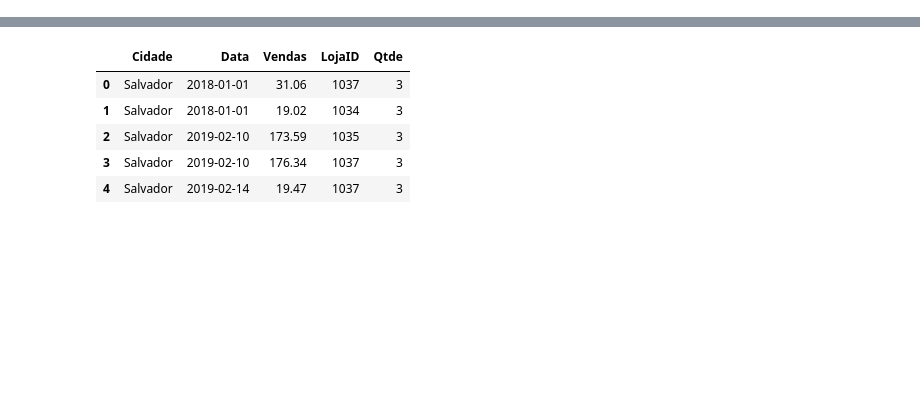
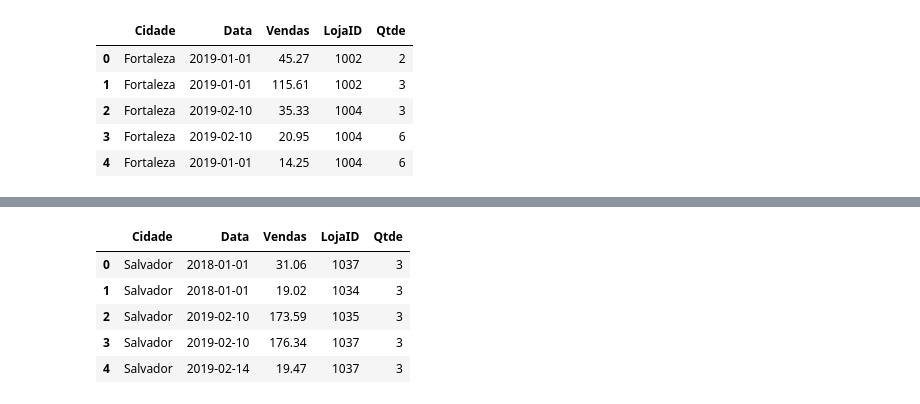
Before and after one commit to vichShir/dio-cognizant-analise-dados-2021, a Jupyter notebook: Notebooks/Aula4_e_5_Excel_Datas.ipynb, the cells around one changed output, grey strips where cells are left out. Saved outputs shown, nothing was run; the diff lists cells and outputs as text; code cells hidden in the pictures; blank space fills up the shorter version.

```diff
--- a/Notebooks/Pandas_Aula4_e_5.ipynb
+++ b/Notebooks/Aula4_e_5_Excel_Datas.ipynb
@@ -12,0 +32,9 @@ df5 = pd.read_excel("Salvador.xlsx")
+# %%
+df2.head()
+# %% [output]
+|  | Cidade | Data | Vendas | LojaID | Qtde |
+| 0 | Fortaleza | 2019-01-01 | 45.27 | 1002 | 2 |
+| 1 | Fortaleza | 2019-01-01 | 115.61 | 1002 | 3 |
+| 2 | Fortaleza | 2019-02-10 | 35.33 | 1004 | 3 |
+| 3 | Fortaleza | 2019-02-10 | 20.95 | 1004 | 6 |
+| 4 | Fortaleza | 2019-01-01 | 14.25 | 1004 | 6 |
```
Also changed, not shown: parts of 27 cells of this notebook, 6 other files.
